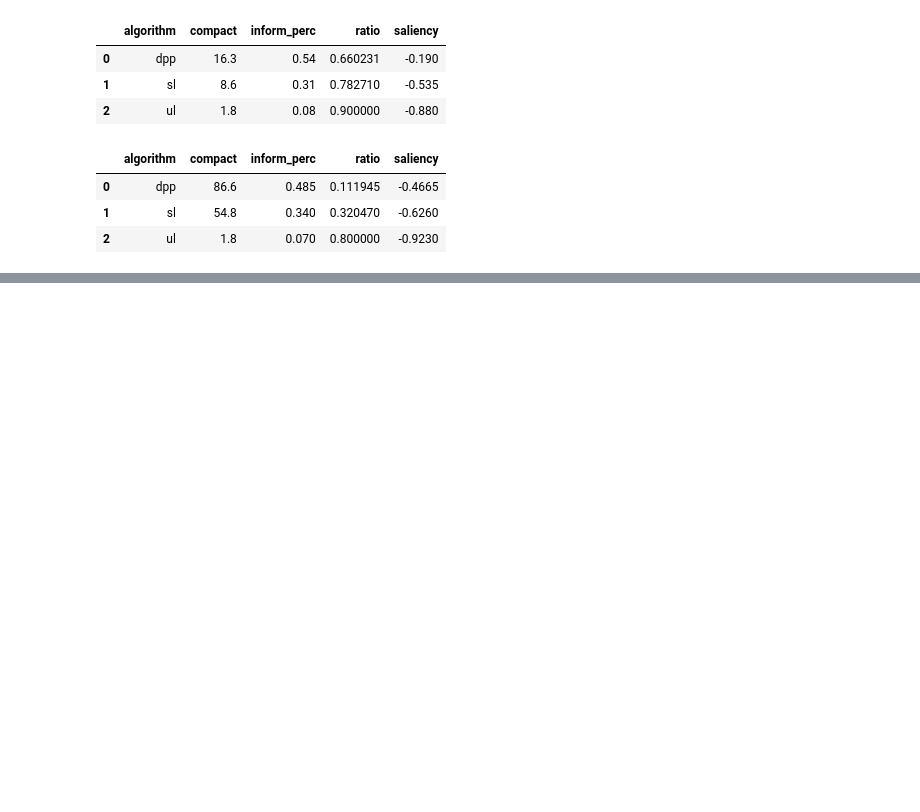
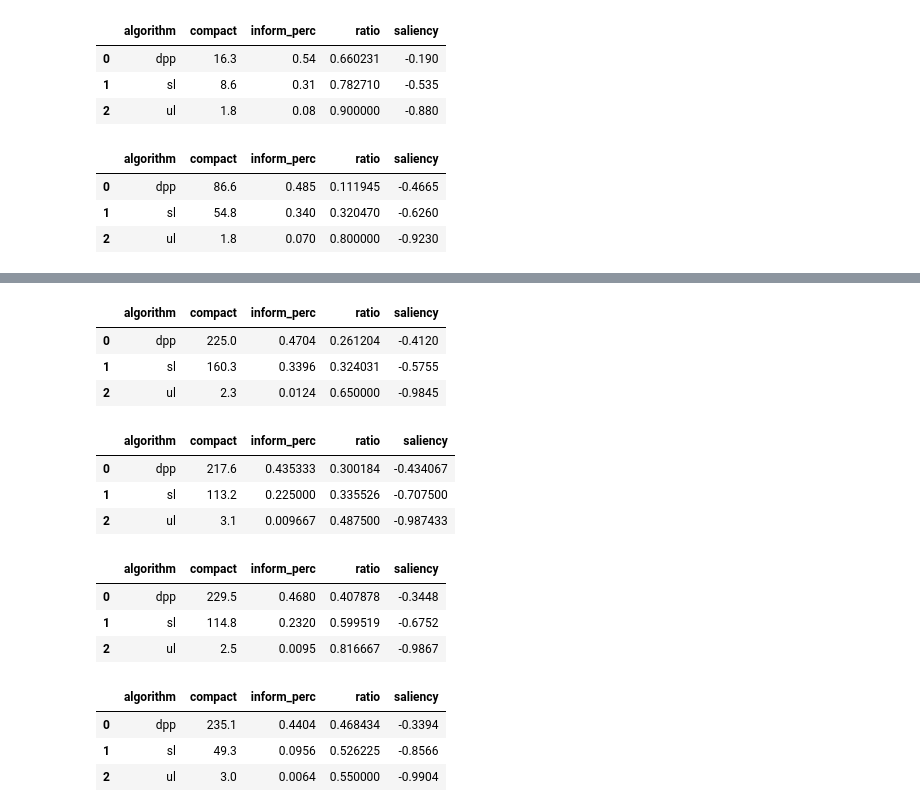
Before and after one commit to 8bit-pixies/sklearn-recipes, a Jupyter notebook: saliency/saliency-data.ipynb, the cells around one changed output, grey strips where cells are left out. Cells and saved outputs as stored; diff of their text form; code cells hidden in the pictures; blank space fills up the shorter version.

```diff
--- a/saliency/saliency-data.ipynb
+++ b/saliency/saliency-data.ipynb
@@ -272,0 +350,68 @@ feat_info.groupby('algorithm').mean().reset_index()
+# %%
+# mandelon NIPS 2003 setup (see uci: http://archive.ics.uci.edu/ml/datasets/madelon)
+# http://scikit-learn.org/stable/modules/generated/sklearn.datasets.make_classification.html
+dataset_config = {
+    'n_features': 500,
+    'n_informative': 125,
+    'n_redundant': 15,
+    'n_repeated': 10,
+    'n_clusters_per_class': 16
+}
+feat_info = pd.concat([single_run(dataset_config) for x in range(10)])
+feat_info.groupby('algorithm').mean().reset_index()
+# %% [output]
+|  | algorithm | compact | inform_perc | ratio | saliency |
+| 0 | dpp | 225.0 | 0.4704 | 0.261204 | -0.4120 |
+| 1 | sl | 160.3 | 0.3396 | 0.324031 | -0.5755 |
+| 2 | ul | 2.3 | 0.0124 | 0.650000 | -0.9845 |
+# %%
+# mandelon NIPS 2003 setup (see uci: http://archive.ics.uci.edu/ml/datasets/madelon)
+# http://scikit-learn.org/stable/modules/generated/sklearn.datasets.make_classification.html
+dataset_config = {
+    'n_features': 500,
+    'n_informative': 150,
+    'n_redundant': 15,
+    'n_repeated': 12,
+    'n_clusters_per_class': 16
+}
+feat_info = pd.concat([single_run(dataset_config) for x in range(10)])
+feat_info.groupby('algorithm').mean().reset_index()
+# %% [output]
+|  | algorithm | compact | inform_perc | ratio | saliency |
+| 0 | dpp | 217.6 | 0.435333 | 0.300184 | -0.434067 |
+| 1 | sl | 113.2 | 0.225000 | 0.335526 | -0.707500 |
+| 2 | ul | 3.1 | 0.009667 | 0.487500 | -0.987433 |
+# %%
+# mandelon NIPS 2003 setup (see uci: http://archive.ics.uci.edu/ml/datasets/madelon)
+# http://scikit-learn.org/stable/modules/generated/sklearn.datasets.make_classification.html
+dataset_config = {
+    'n_features': 500,
+    'n_informative': 200,
+    'n_redundant': 15,
+    'n_repeated': 15,
+    'n_clusters_per_class': 16
+}
+feat_info = pd.concat([single_run(dataset_config) for x in range(10)])
+feat_info.groupby('algorithm').mean().reset_index()
+# %% [output]
+|  | algorithm | compact | inform_perc | ratio | saliency |
+| 0 | dpp | 229.5 | 0.4680 | 0.407878 | -0.3448 |
+| 1 | sl | 114.8 | 0.2320 | 0.599519 | -0.6752 |
+| 2 | ul | 2.5 | 0.0095 | 0.816667 | -0.9867 |
+# %%
+# mandelon NIPS 2003 setup (see uci: http://archive.ics.uci.edu/ml/datasets/madelon)
+# http://scikit-learn.org/stable/modules/generated/sklearn.datasets.make_classification.html
+dataset_config = {
+    'n_features': 500,
+    'n_informative': 250,
+    'n_redundant': 15,
+    'n_repeated': 15,
+    'n_clusters_per_class': 16
+}
+feat_info = pd.concat([single_run(dataset_config) for x in range(10)])
+feat_info.groupby('algorithm').mean().reset_index()
+# %% [output]
+|  | algorithm | compact | inform_perc | ratio | saliency |
+| 0 | dpp | 235.1 | 0.4404 | 0.468434 | -0.3394 |
+| 1 | sl | 49.3 | 0.0956 | 0.526225 | -0.8566 |
+| 2 | ul | 3.0 | 0.0064 | 0.550000 | -0.9904 |
```
Also changed, not shown: parts of 6 cells of this notebook, 3 other files.
